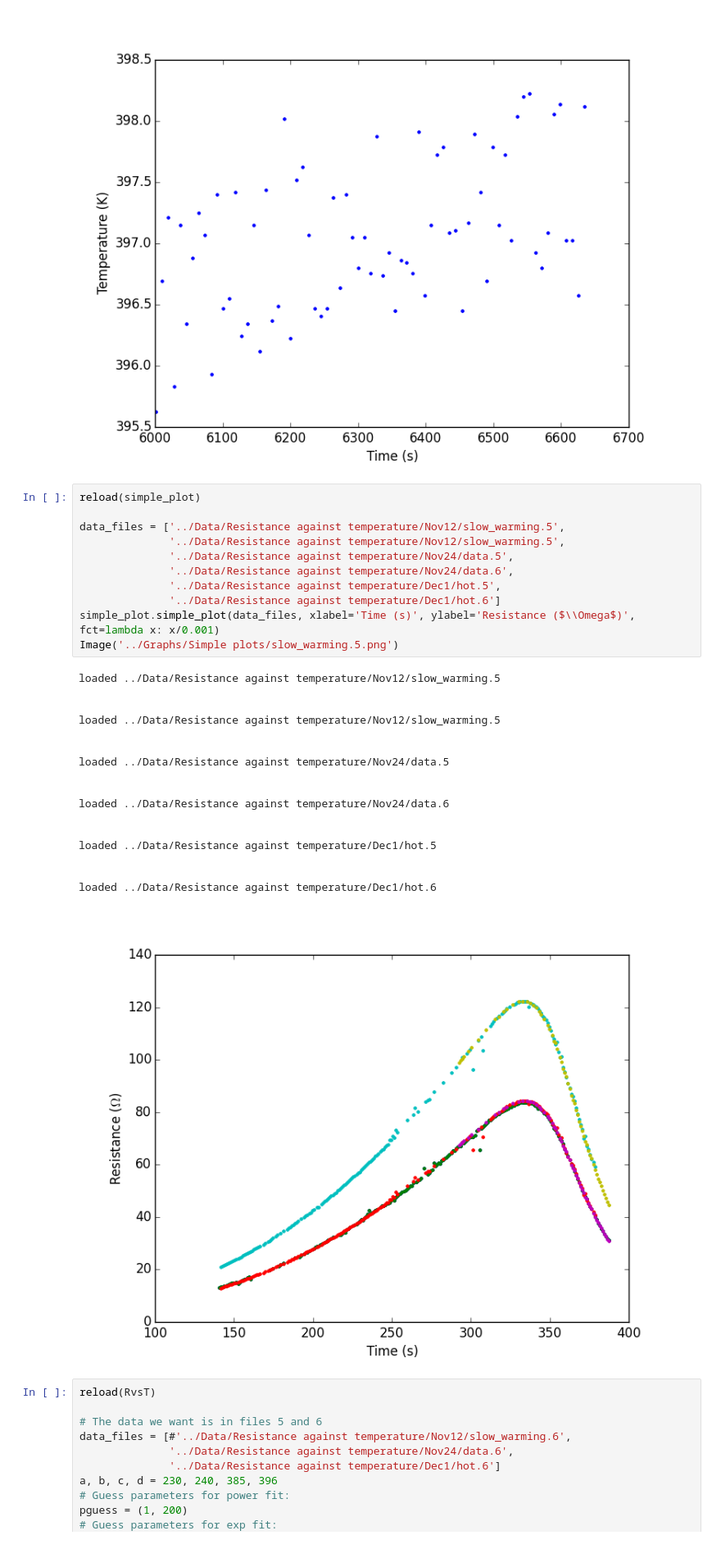
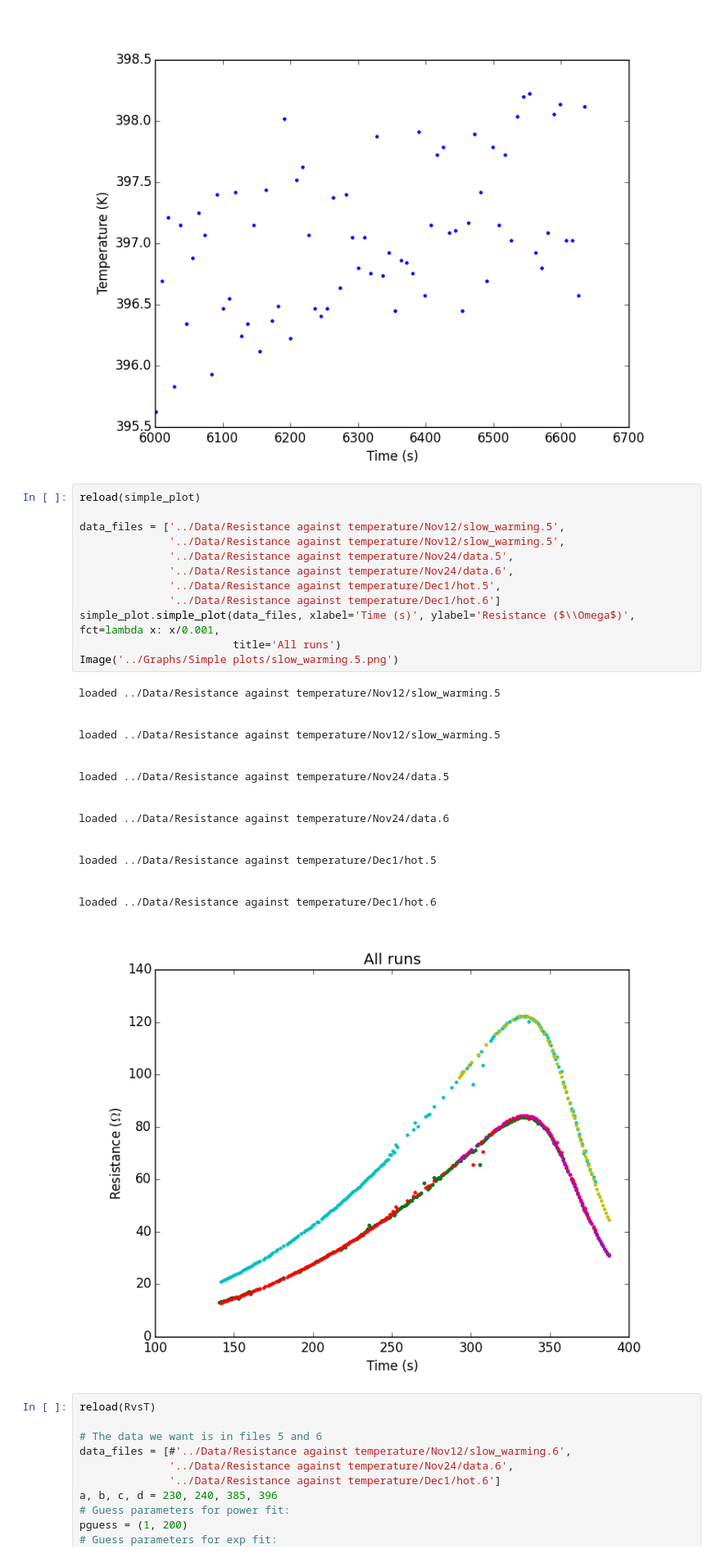
Before and after one commit to ejetzer/hall, a Jupyter notebook: Outline/Lab Outline.ipynb, the cells around one changed output. Shown at 82% size. Cells and saved outputs as stored; diff of their text form.

```diff
--- a/Outline/Lab Outline.ipynb
+++ b/Outline/Lab Outline.ipynb
@@ -263,32 +263,33 @@ loaded ../Data/Resistance against temperature/Dec1/hot.8
 # %%
 reload(simple_plot)
 
 data_files = ['../Data/Resistance against temperature/Nov12/slow_warming.5',
               '../Data/Resistance against temperature/Nov12/slow_warming.5',
               '../Data/Resistance against temperature/Nov24/data.5',
               '../Data/Resistance against temperature/Nov24/data.6',
               '../Data/Resistance against temperature/Dec1/hot.5',
               '../Data/Resistance against temperature/Dec1/hot.6']
-simple_plot.simple_plot(data_files, xlabel='Time (s)', ylabel='Resistance ($\\Omega$)', fct=lambda x: x/0.001)
+simple_plot.simple_plot(data_files, xlabel='Time (s)', ylabel='Resistance ($\\Omega$)', fct=lambda x: x/0.001,
+                        title='All runs')
 Image('../Graphs/Simple plots/slow_warming.5.png')
 # %% [output]
 loaded ../Data/Resistance against temperature/Nov12/slow_warming.5
 
 
 loaded ../Data/Resistance against temperature/Nov12/slow_warming.5
 
 
 loaded ../Data/Resistance against temperature/Nov24/data.5
 
 
 loaded ../Data/Resistance against temperature/Nov24/data.6
 
 
 loaded ../Data/Resistance against temperature/Dec1/hot.5
 
 
 loaded ../Data/Resistance against temperature/Dec1/hot.6
-[figure, old version]
+[figure, new version]
 # %%
 reload(RvsT)
 
```
Also changed, not shown: parts of 5 cells of this notebook, 23 other files.
